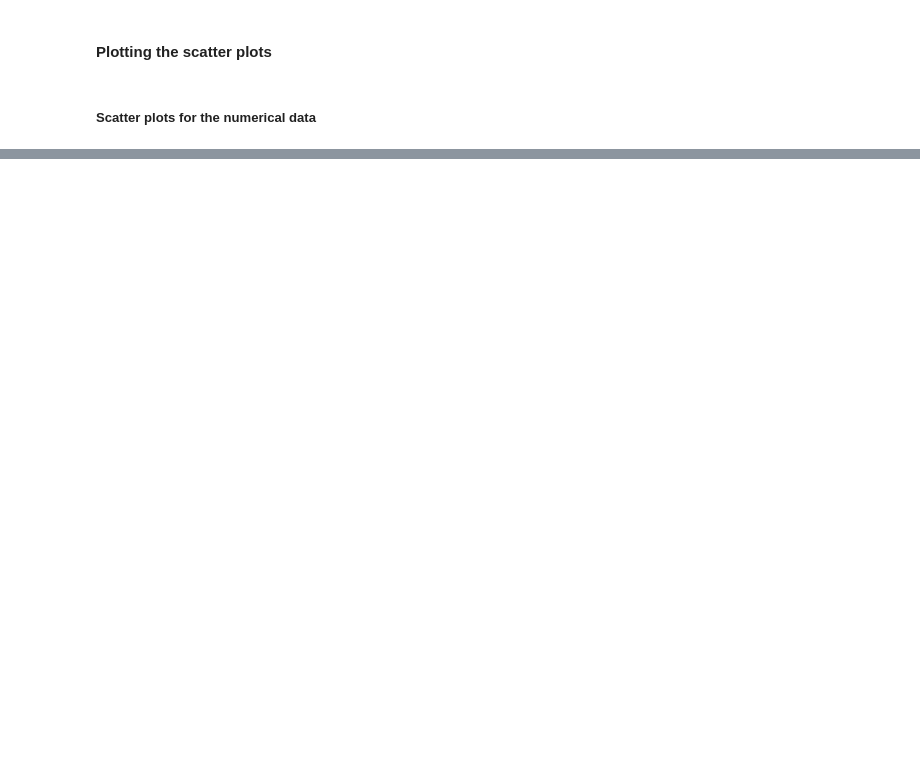
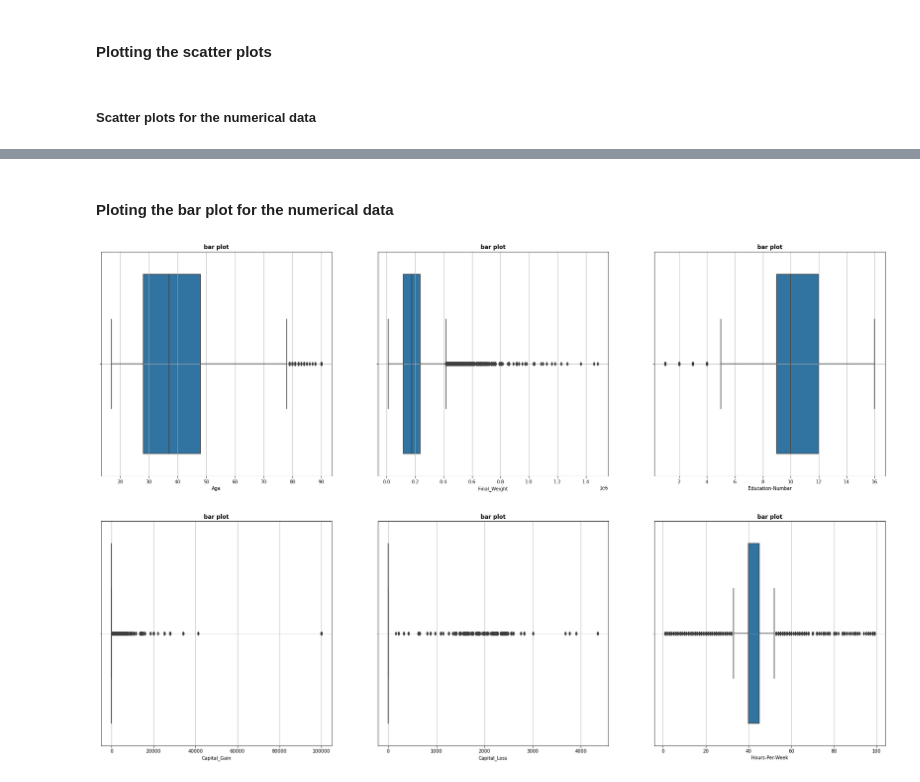
Before and after one commit to ErfanRasti/DataMining-Projects, a Jupyter notebook: ClassificationProject/main.ipynb, the cells around one changed output, grey strips where cells are left out. Cells and saved outputs as stored; diff of their text form; code cells hidden in the pictures; blank space fills up the shorter version.

```diff
--- a/ClassificationProject/main.ipynb
+++ b/ClassificationProject/main.ipynb
@@ -188,0 +190,14 @@ for i, x_col in enumerate(numerical_features):
+# %% [markdown]
+#### Ploting the bar plot for the numerical data
+# %%
+plt_num = 1
+fig = plt.figure(2, figsize=(30, 30))
+for x_col in numerical_features:
+        plt.subplot(3, 3, plt_num)
+        sns.boxplot(data=train_ds, x=x_col, hue="Income")
+        plt.title("bar plot", fontweight="bold")
+        plt.xticks(fontsize=10)
+        plt.grid(True)
+        plt_num = plt_num + 1
+# %% [output]
+[figure, added]
```
Also changed, not shown: parts of 4 cells of this notebook.
